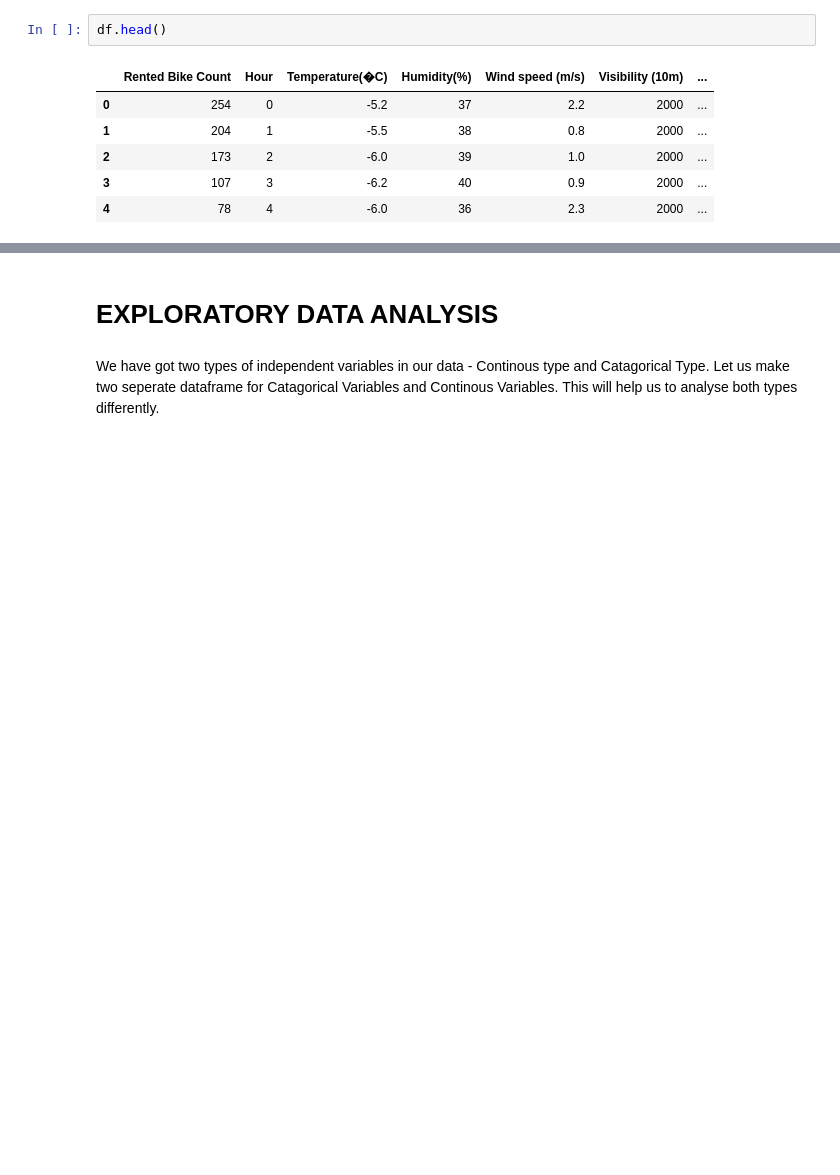
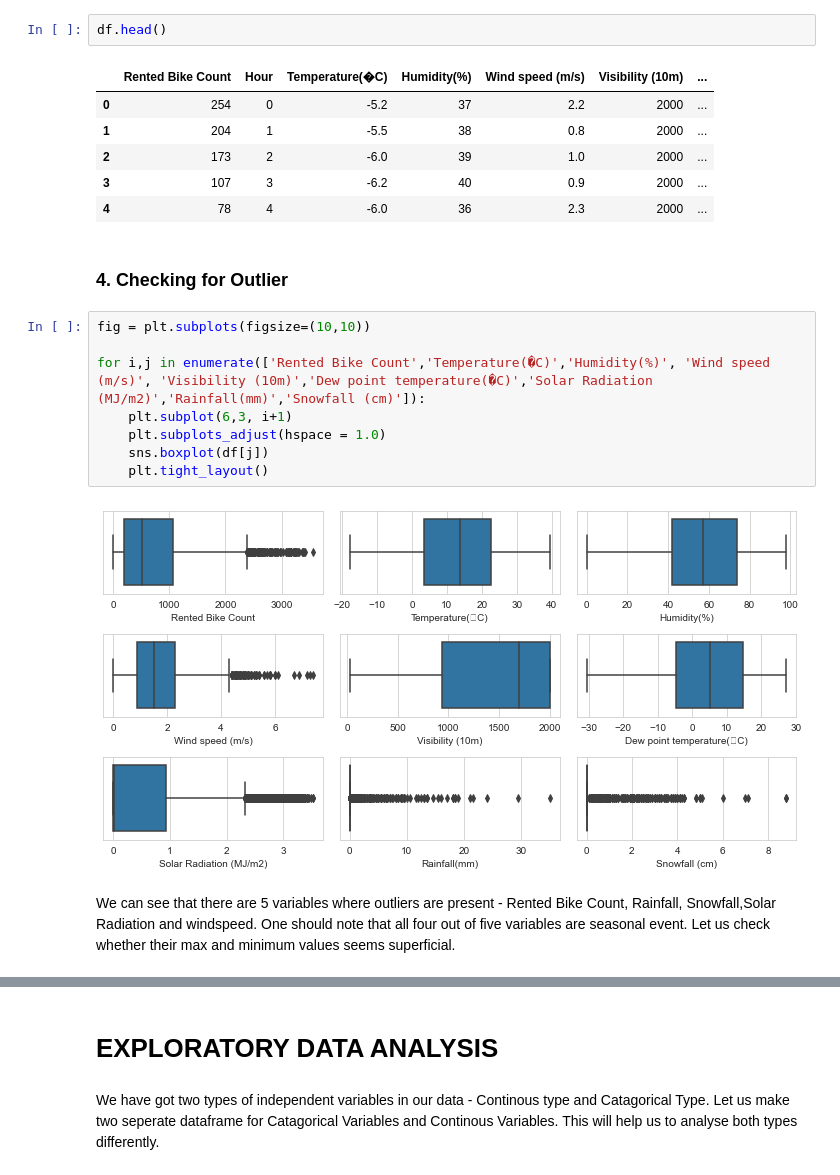
Before and after one commit to ankitrai777/Bike-Sharing-Demand-Prediction-, a Jupyter notebook: Bike Sharing Demand Prediction - Capstone Project.ipynb, the cells around one changed output, grey strips where cells are left out. Saved outputs shown, nothing was run; the diff lists cells and outputs as text; blank space fills up the shorter version.

```diff
--- a/Bike Sharing Demand Prediction - Capstone Project.ipynb
+++ b/Bike Sharing Demand Prediction - Capstone Project.ipynb
@@ -227,3 +228,17 @@ df.head()
 | 2 | 173 | 2 | -6.0 | 39 | 1.0 | 2000 | ... |
 | 3 | 107 | 3 | -6.2 | 40 | 0.9 | 2000 | ... |
 | 4 | 78 | 4 | -6.0 | 36 | 2.3 | 2000 | ... |
+# %% [markdown]
+### 4. Checking for Outlier
+# %%
+fig = plt.subplots(figsize=(10,10))
+
+for i,j in enumerate(['Rented Bike Count','Temperature(�C)','Humidity(%)', 'Wind speed (m/s)', 'Visibility (10m)','Dew point temperature(�C)','Solar Radiation (MJ/m2)','Rainfall(mm)','Snowfall (cm)']):
+    plt.subplot(6,3, i+1)
+    plt.subplots_adjust(hspace = 1.0)
+    sns.boxplot(df[j])
+    plt.tight_layout()
+# %% [output]
+[figure, added]
+# %% [markdown]
+We can see that there are 5 variables where outliers are present - Rented Bike Count, Rainfall, Snowfall,Solar Radiation and windspeed. One should note that all four out of five variables are seasonal event. Let us check whether their max and minimum values seems superficial.
```
Also changed, not shown: parts of 57 cells of this notebook.
